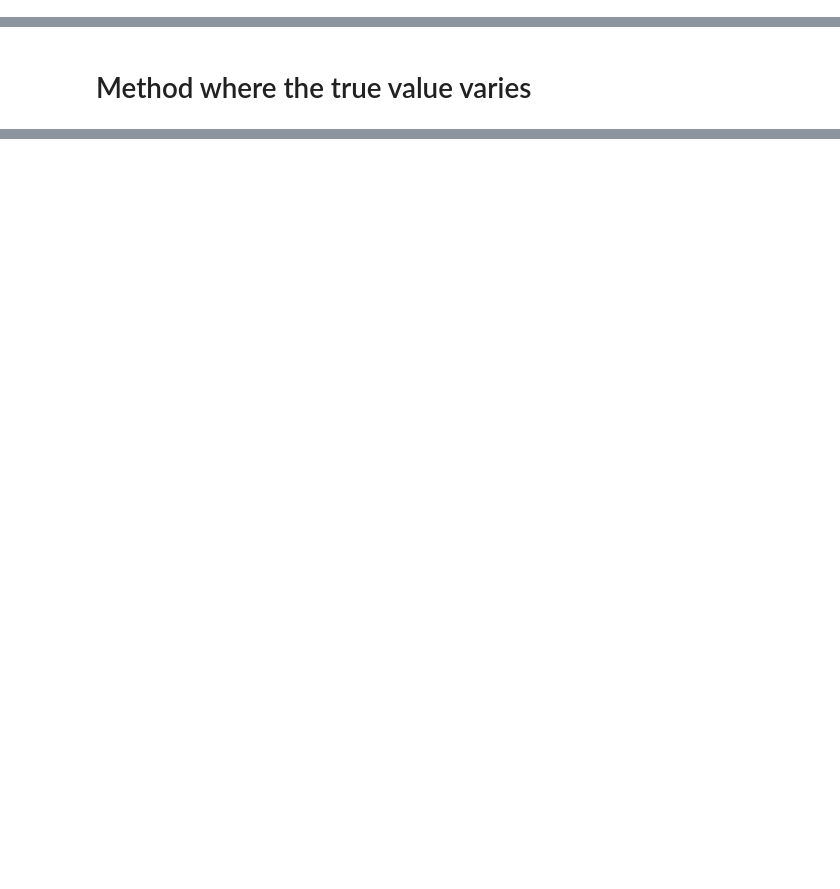
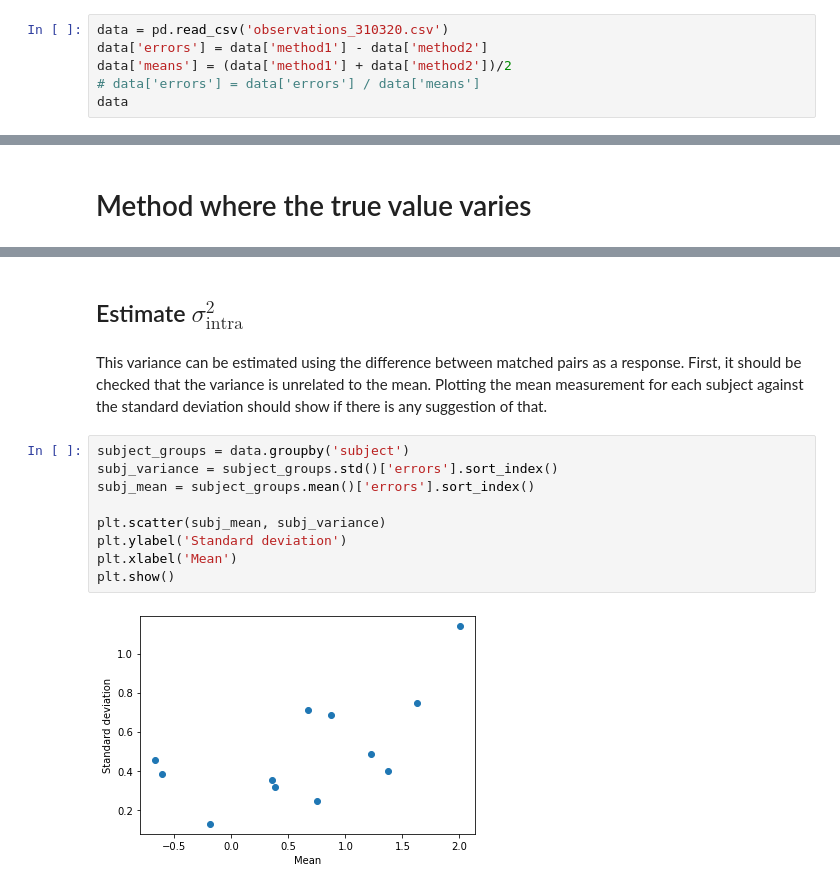
Before and after one commit to herculanodavi/listofbizus, a Jupyter notebook: _notebooks/2020-03-31-compound_bland_altman.ipynb, the cells around one changed output, grey strips where cells are left out. Saved outputs shown, nothing was run; the diff lists cells and outputs as text; blank space fills up the shorter version.

Commit message:
Finished first version of bland-altman chapter

```diff
--- a/_notebooks/2020-03-31-compound_bland_altman.ipynb
+++ b/_notebooks/2020-03-31-compound_bland_altman.ipynb
@@ -15,3 +20,9 @@ The limits of agreement (LoA) method is widely used for assessing the agreement
 However, it may be also the case that we have replicate measurements by each method on each individual, so that the repeatability of the two methods can be compared. This paper shows how to apply the LoA method when we have repeated measurements on each of a group of subjects. In this case, there are two separate situations: when the true value varies and when the true value is constant.
 # %% [markdown]
 # Concepts
+# %%
+data = pd.read_csv('observations_310320.csv')
+data['errors'] = data['method1'] - data['method2']
+data['means'] = (data['method1'] + data['method2'])/2
+# data['errors'] = data['errors'] / data['means']
+data
@@ -265,0 +77,15 @@ And another {% fn 2 %}
+# %% [markdown]
+## Estimate $\sigma^2_{\text{intra}}$
+# %% [markdown]
+This variance can be estimated using the difference between matched pairs as a response. First, it should be checked that the variance is unrelated to the mean. Plotting the mean measurement for each subject against the standard deviation should show if there is any suggestion of that.
+# %%
+subject_groups = data.groupby('subject')
+subj_variance = subject_groups.std()['errors'].sort_index()
+subj_mean = subject_groups.mean()['errors'].sort_index()
+
+plt.scatter(subj_mean, subj_variance)
+plt.ylabel('Standard deviation')
+plt.xlabel('Mean')
+plt.show()
+# %% [output]
+[figure, added]
```
Also changed, not shown: parts of 54 cells of this notebook, 1 other file.
